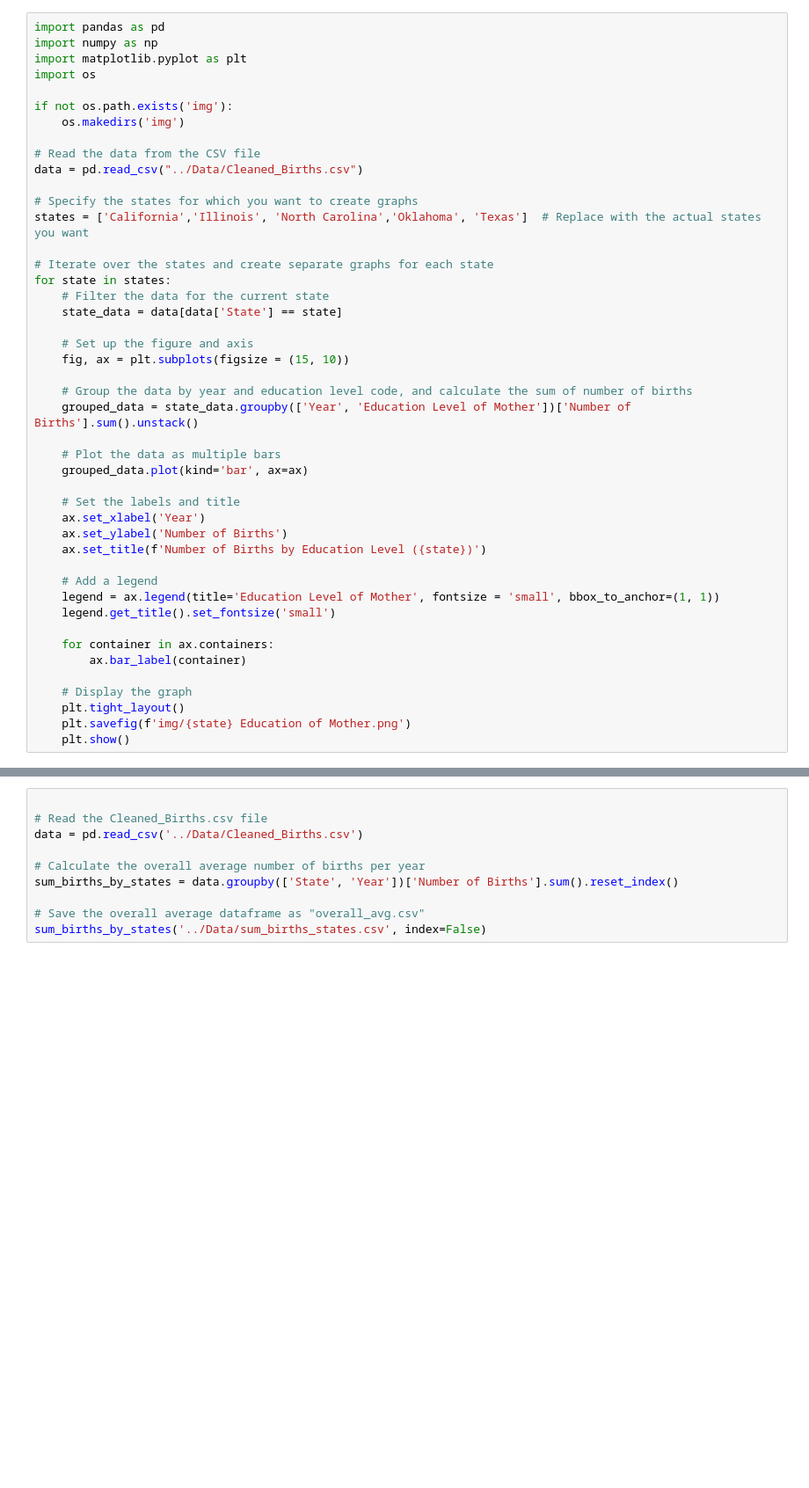
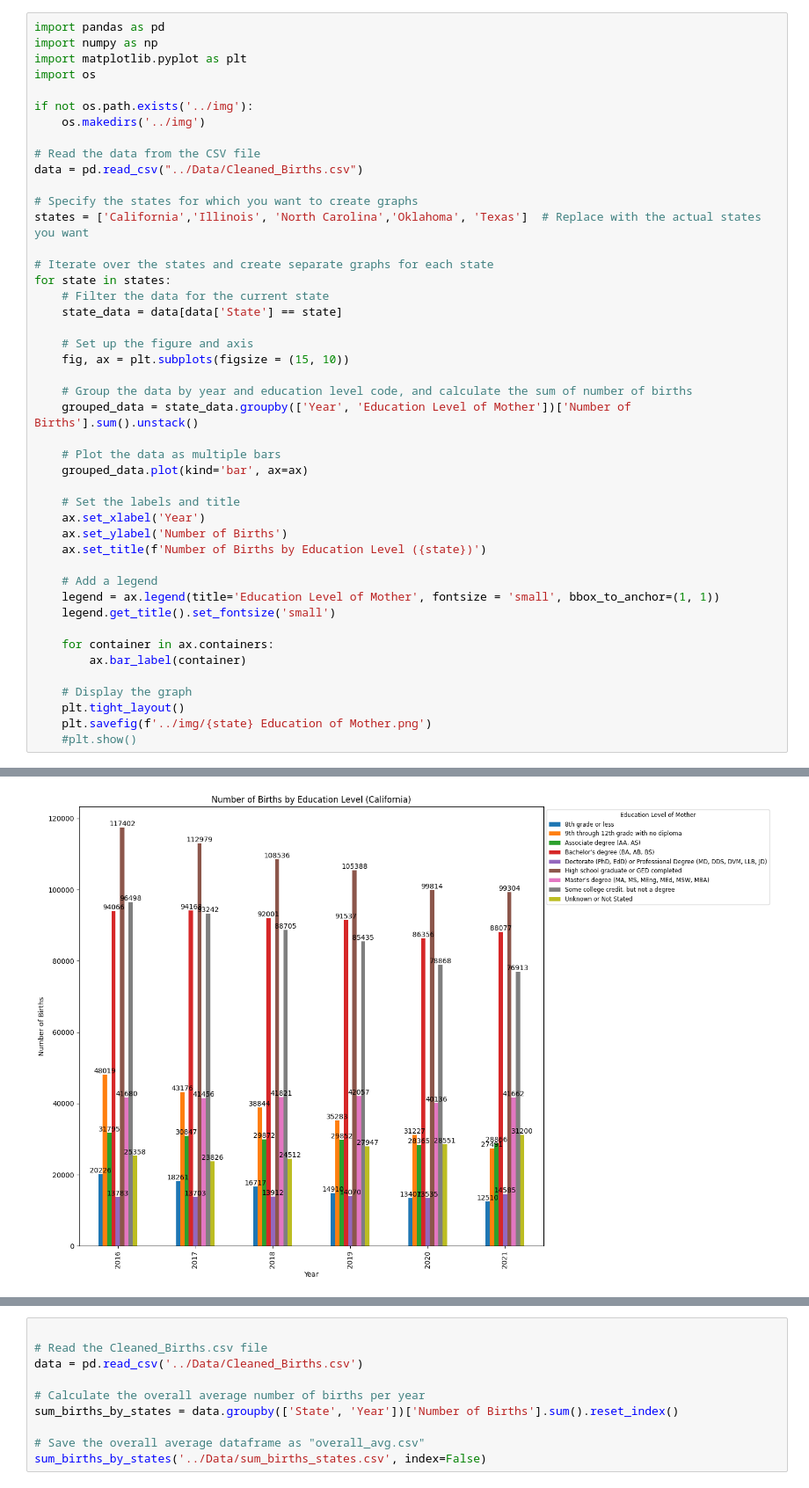
Before and after one commit to Chris-Vicks/Birth_Rate, a Jupyter notebook: Notebooks/Birth_rate.ipynb, the cells around one changed output, grey strips where cells are left out. Shown at 88% size. Saved outputs shown, nothing was run; the diff lists cells and outputs as text; blank space fills up the shorter version.

```diff
--- a/Notebooks/Birth_rate.ipynb
+++ b/Notebooks/Birth_rate.ipynb
@@ -4,8 +4,8 @@ import numpy as np
 import matplotlib.pyplot as plt
 import os
 
-if not os.path.exists('img'):
-    os.makedirs('img')
+if not os.path.exists('../img'):
+    os.makedirs('../img')
 
 # Read the data from the CSV file
 data = pd.read_csv("../Data/Cleaned_Births.csv")
@@ -41,6 +41,6 @@ for state in states:
 
     # Display the graph
     plt.tight_layout()
-    plt.savefig(f'img/{state} Education of Mother.png')
-    plt.show()
+    plt.savefig(f'../img/{state} Education of Mother.png')
+    #plt.show()
 # %% [output]
@@ -47,0 +47 @@ ModuleNotFoundError: No module named 'matplotlib.artist'
+[figure, added]
```
Also changed, not shown: parts of 3 cells of this notebook, 26 other files.
